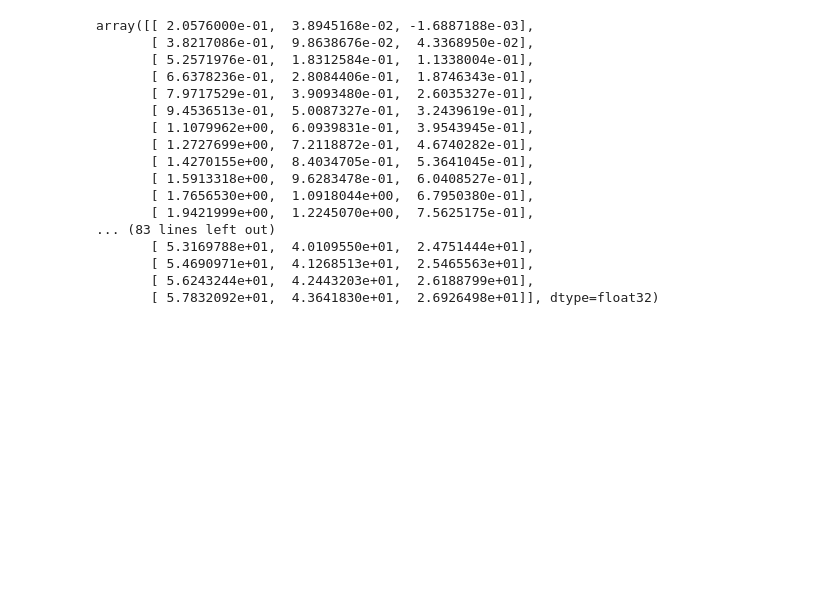
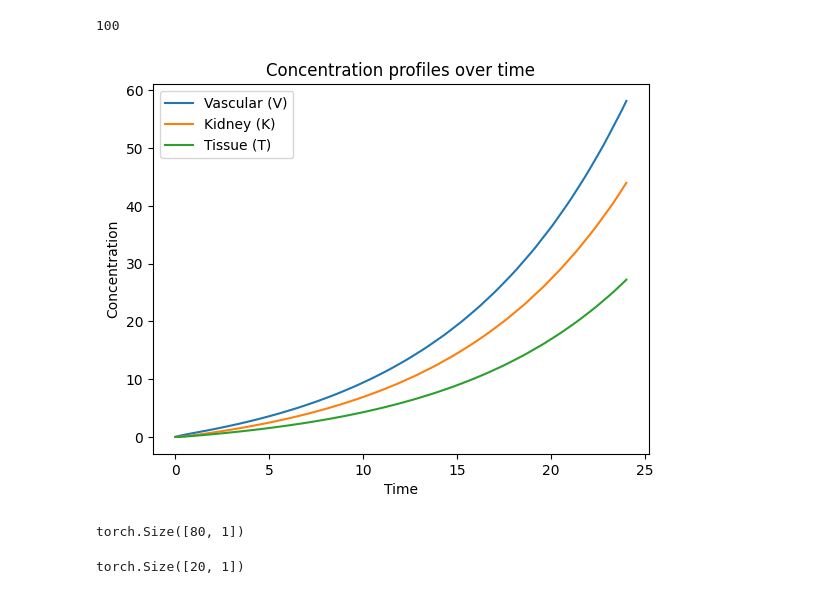
Before and after one commit to UNHSAILLab/rl_for_theranostics, a Jupyter notebook: 06-01-Neural ODE.ipynb, the cells around one changed output. Cells and saved outputs as stored; diff of their text form; code cells hidden in the pictures; blank space fills up the shorter version.

```diff
--- a/06-01-Neural ODE.ipynb
+++ b/06-01-Neural ODE.ipynb
@@ -240,20 +31,0 @@ plt.show()
-# %%
-pred_pinn
-# %% [output]
-array([[ 2.0576000e-01,  3.8945168e-02, -1.6887188e-03],
-       [ 3.8217086e-01,  9.8638676e-02,  4.3368950e-02],
-       [ 5.2571976e-01,  1.8312584e-01,  1.1338004e-01],
-       [ 6.6378236e-01,  2.8084406e-01,  1.8746343e-01],
-       [ 7.9717529e-01,  3.9093480e-01,  2.6035327e-01],
-       [ 9.4536513e-01,  5.0087327e-01,  3.2439619e-01],
-       [ 1.1079962e+00,  6.0939831e-01,  3.9543945e-01],
-       [ 1.2727699e+00,  7.2118872e-01,  4.6740282e-01],
-       [ 1.4270155e+00,  8.4034705e-01,  5.3641045e-01],
-       [ 1.5913318e+00,  9.6283478e-01,  6.0408527e-01],
-       [ 1.7656530e+00,  1.0918044e+00,  6.7950380e-01],
-       [ 1.9421999e+00,  1.2245070e+00,  7.5625175e-01],
-... (83 lines left out)
-       [ 5.3169788e+01,  4.0109550e+01,  2.4751444e+01],
-       [ 5.4690971e+01,  4.1268513e+01,  2.5465563e+01],
-       [ 5.6243244e+01,  4.2443203e+01,  2.6188799e+01],
-       [ 5.7832092e+01,  4.3641830e+01,  2.6926498e+01]], dtype=float32)
@@ -259,0 +34,15 @@ array([[ 2.0576000e-01,  3.8945168e-02, -1.6887188e-03],
+# %%
+len(sol.t)
+# %% [output]
+100
+# %%
+plt.plot(sol.t, sol.y[0], label='Vascular (V)')
+plt.plot(sol.t, sol.y[1], label='Kidney (K)')
+plt.plot(sol.t, sol.y[2], label='Tissue (T)')
+plt.xlabel('Time')
+plt.ylabel('Concentration')
+plt.legend()
+plt.title('Concentration profiles over time')
+plt.show()
+# %% [output]
+[figure, added]
@@ -259,0 +83,8 @@ array([[ 2.0576000e-01,  3.8945168e-02, -1.6887188e-03],
+# %%
+t_train.shape
+# %% [output]
+torch.Size([80, 1])
+# %%
+t_test.shape
+# %% [output]
+torch.Size([20, 1])
```
Also changed, not shown: parts of 26 cells of this notebook.
